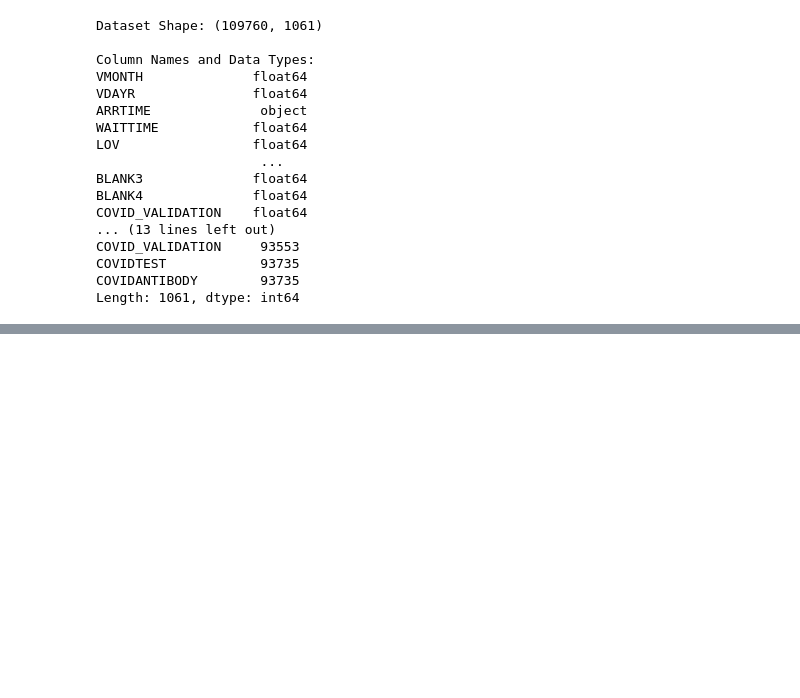
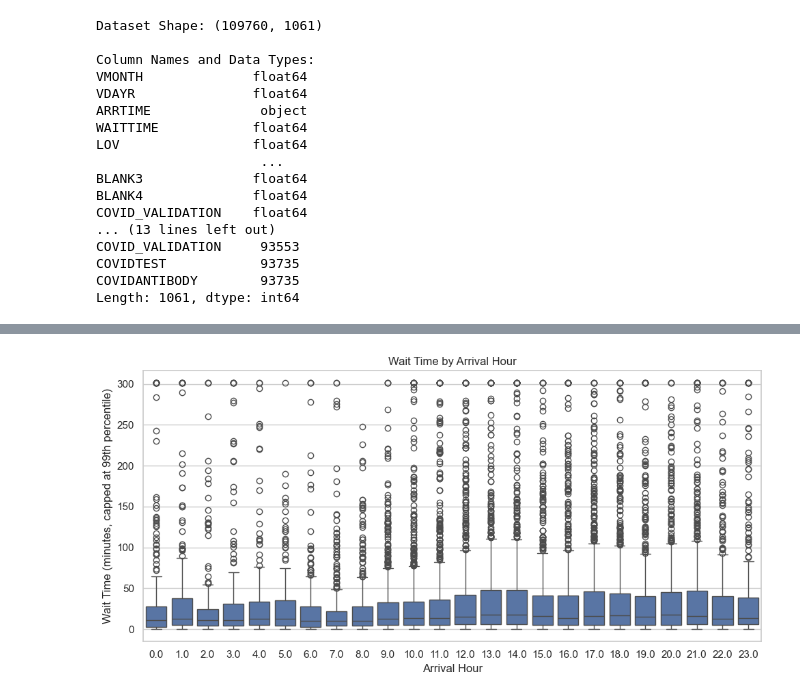
Before and after one commit to salmaibr2/EDWaitTime, a Jupyter notebook: notebooks/eda.ipynb, the cells around one changed output, grey strips where cells are left out. Drawn from its saved outputs; the diff is of its cells as text; code cells hidden in the pictures; blank space fills up the shorter version.

```diff
--- a/notebooks/eda.ipynb
+++ b/notebooks/eda.ipynb
@@ -467,0 +840,13 @@ memory usage: 69.5+ MB
+# %%
+#visualization 2 waittime by arrival hour
+
+if "ARRIVAL_HOUR" in plot_df.columns and "WAITTIME_CAPPED" in plot_df.columns:
+    plt.figure(figsize=(10, 5))
+    sns.boxplot(data=plot_df, x="ARRIVAL_HOUR", y="WAITTIME_CAPPED")
+    plt.title("Wait Time by Arrival Hour")
+    plt.xlabel("Arrival Hour")
+    plt.ylabel("Wait Time (minutes, capped at 99th percentile)")
+    plt.tight_layout()
+    plt.show()
+# %% [output]
+[figure, added]
```
Also changed, not shown: parts of 24 cells of this notebook.
